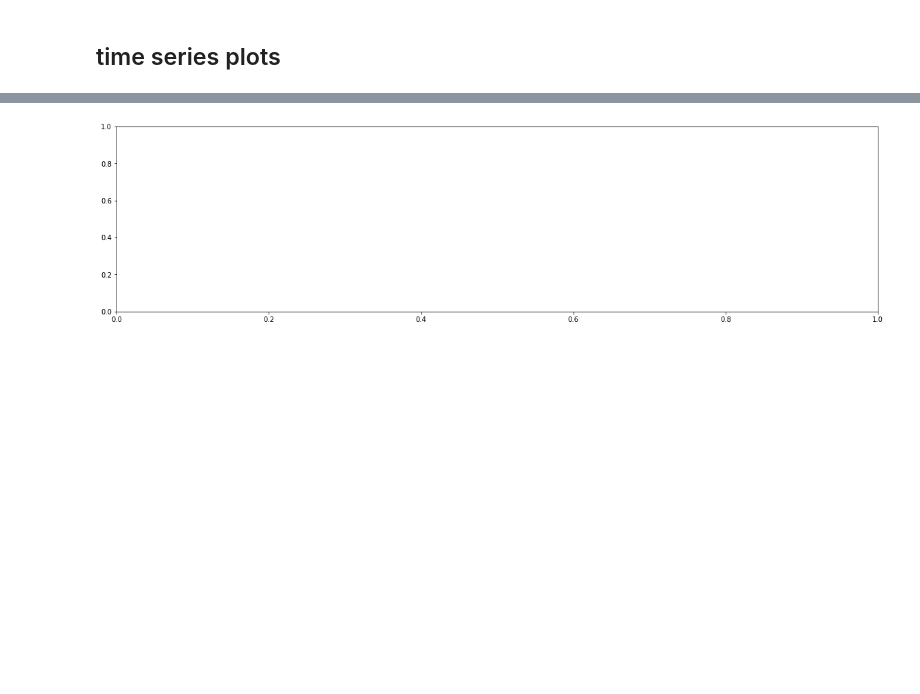
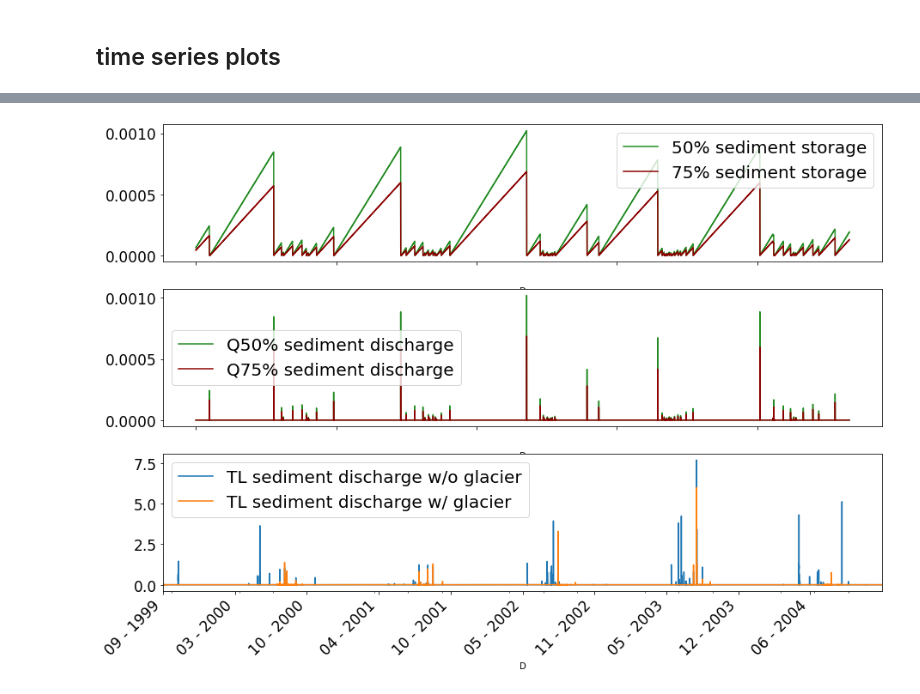
Before and after one commit to varyabazilova/sedcas_sediments_hma, a Jupyter notebook: downscaling_simple/magnitude_frequency_for_all.ipynb, the cells around one changed output, grey strips where cells are left out. Drawn from its saved outputs; the diff is of its cells as text; code cells hidden in the pictures; blank space fills up the shorter version.

Commit message:
timeseries plot

```diff
--- a/downscaling_simple/magnitude_frequency_for_all.ipynb
+++ b/downscaling_simple/magnitude_frequency_for_all.ipynb
@@ -81,0 +316,6 @@ Sed_percent75 = pd.read_csv(path + 'supply_limited/langtang_annuall_mean75percen
+# %%
+unlimited.index = pd.to_datetime(unlimited.index)
+unlimited['Month_Year'] = unlimited.index.strftime('%m - %Y')
+
+
+# percent75.index = pd.to_datetime(percent75.index)
@@ -82,4 +324,66 @@ Sed_percent75 = pd.read_csv(path + 'supply_limited/langtang_annuall_mean75percen
 # %%
-fig, ax = plt.subplots(figsize=(20, 5))
+
+
+fig = plt.figure(figsize=(15, 10))
+mosaic = fig.subplot_mosaic('''
+                            aaa
+                            bbb
+                            ccc
+                            ''')
+
+percent50.sc50.plot(ax=mosaic['a'], label = '50% sediment storage',  color = 'forestgreen')
+percent75.sc75.plot(ax=mosaic['a'], label = '75% sediment storage',  color = 'darkred')
+
+percent50.Q100_50.plot(ax=mosaic['b'], label = 'Q50% sediment discharge', color = 'forestgreen')
+percent75.Q100_75.plot(ax=mosaic['b'], label = 'Q75% sediment discharge', color = 'darkred')
+
+unlimited.Qstl.plot(ax=mosaic['c'], label = 'TL sediment discharge w/o glacier')
+unlimited.Qstl_gl.plot(ax=mosaic['c'], label = 'TL sediment discharge w/ glacier')
+
+mosaic['c'].legend(fontsize = fontsize)
+mosaic['a'].legend(fontsize = fontsize)
+mosaic['b'].legend(fontsize = fontsize)
+
+
+
+# Calculate step size for selecting 10 evenly distributed tick labels
+step = max(len(unlimited) // 10, 1)
+
+# Set x-axis tick labels
+mosaic['c'].set_xticks(unlimited.index[::step], unlimited['Month_Year'][::step], rotation=45, ha='right')
+
+# mosaic['a'].set_xticks(unlimited.index[::step], unlimited['Month_Year'][::step], rotation=45, ha='right')
+
+
+mosaic['c'].tick_params(axis='both', which='major', labelsize=17)  # Set size of major ticks on both axes
+mosaic['b'].tick_params(axis='both', which='major', labelsize=17)  # Set size of major ticks on both axes
+mosaic['a'].tick_params(axis='both', which='major', labelsize=17)  # Set size of major ticks on both axes
+
+# # .xaxis.set_major_locator(mdates.MonthLocator(bymonth=(1, 7)))
+# plt.gca().xaxis.set_major_locator(mdates.MonthLocator(interval=12*7))
+# plt.gca().xaxis.set_major_formatter(mdates.DateFormatter('%Y'))
+#
+# num_ticks = 10  # Set the desired number of ticks
+
+# plt.gca(ax = mosaic['c']).xaxis.set_major_locator(MaxNLocator(10))
+# plt.gca(ax = mosaic['c']).yaxis.set_major_locator(MaxNLocator(10))
+
+# plt.gca(ax = mosaic['a']).xaxis.set_major_locator(MaxNLocator(10))
+# plt.gca(ax = mosaic['a']).yaxis.set_major_locator(MaxNLocator(10))
+
+# plt.gca(ax = mosaic['b']).xaxis.set_major_locator(MaxNLocator(10))
+# plt.gca(ax = mosaic['b']).yaxis.set_major_locator(MaxNLocator(10))
+emptylables = [' ', ' ', ' ', ' ', ' ', ' ', ' ']
+
+
+# newlables = [' 1', '2 ', '3 ', ' 4', ' 5', '6 ', ' 7']
+
+# mosaic['c'].set_xticklabels(newlables)
+
+mosaic['a'].set_xticklabels(emptylables)
+mosaic['b'].set_xticklabels(emptylables)
+
+
+# plt.savefig('timeseries.png', dpi = 300)
 # %% [output]
-[figure, old version]
+[figure, new version]
```
Also changed, not shown: parts of 19 cells of this notebook, 6 other files.
